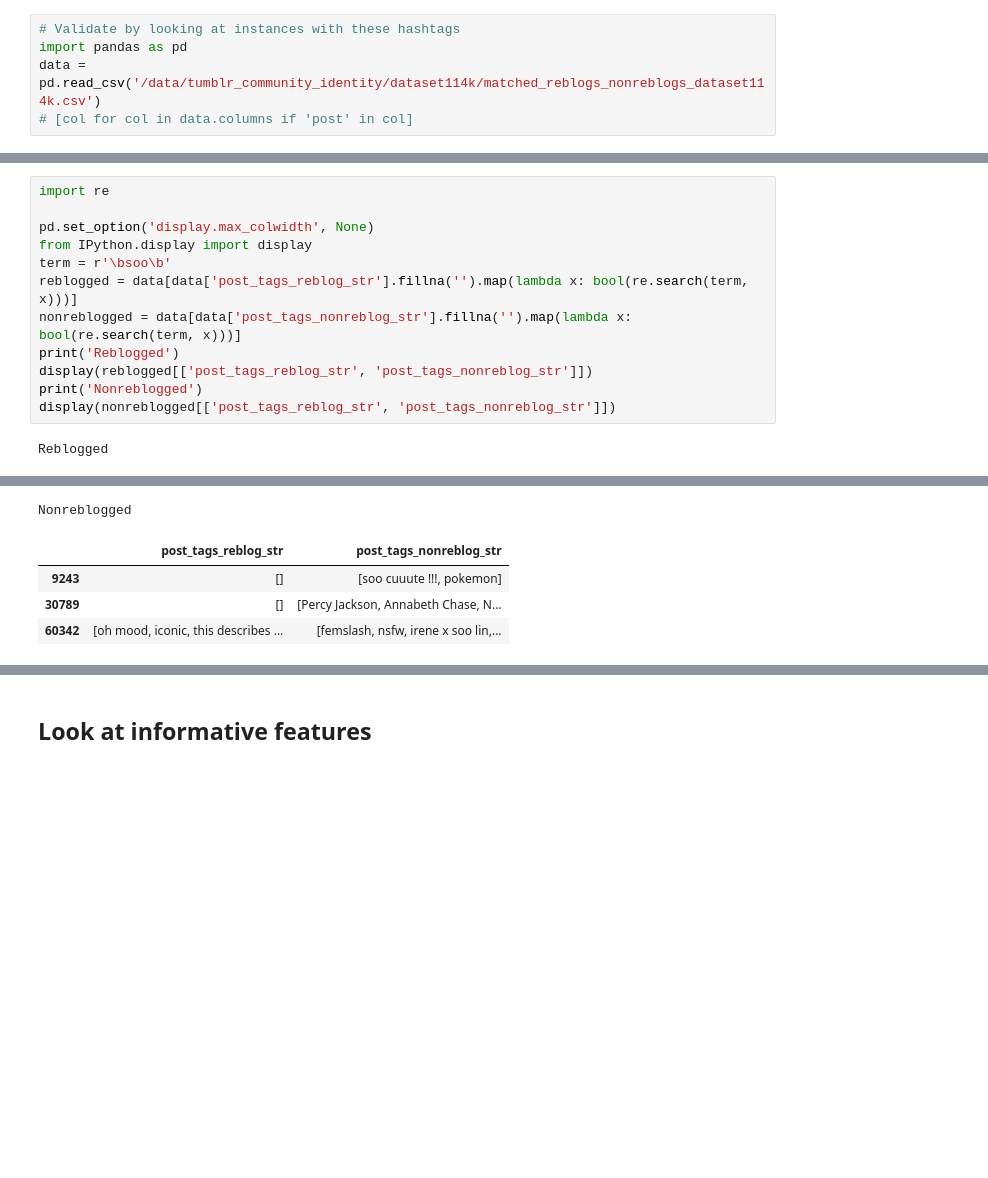
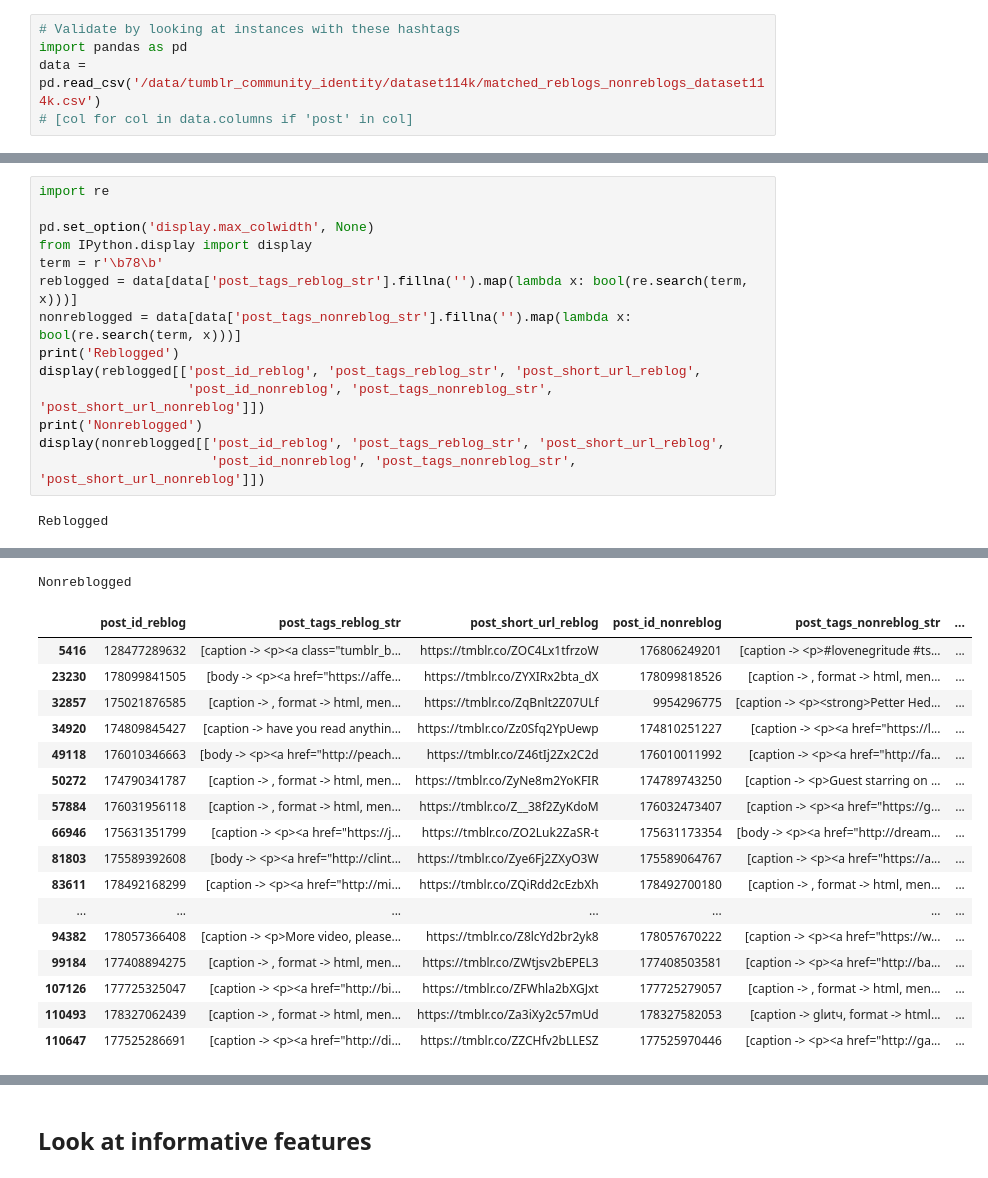
Before and after one commit to michaelmilleryoder/tumblr_community_identity, a Jupyter notebook: jupyter/check_models.ipynb, the cells around one changed output, grey strips where cells are left out. Cells and saved outputs as stored; diff of their text form; blank space fills up the shorter version.

```diff
--- a/jupyter/check_models.ipynb
+++ b/jupyter/check_models.ipynb
@@ -97,12 +133,14 @@ import re
 
 pd.set_option('display.max_colwidth', None)
 from IPython.display import display
-term = r'\bsoo\b'
+term = r'\b78\b'
 reblogged = data[data['post_tags_reblog_str'].fillna('').map(lambda x: bool(re.search(term, x)))]
 nonreblogged = data[data['post_tags_nonreblog_str'].fillna('').map(lambda x: bool(re.search(term, x)))]
 print('Reblogged')
-display(reblogged[['post_tags_reblog_str', 'post_tags_nonreblog_str']])
+display(reblogged[['post_id_reblog', 'post_tags_reblog_str', 'post_short_url_reblog',
+                   'post_id_nonreblog', 'post_tags_nonreblog_str', 'post_short_url_nonreblog']])
 print('Nonreblogged')
-display(nonreblogged[['post_tags_reblog_str', 'post_tags_nonreblog_str']])
+display(nonreblogged[['post_id_reblog', 'post_tags_reblog_str', 'post_short_url_reblog',
+                      'post_id_nonreblog', 'post_tags_nonreblog_str', 'post_short_url_nonreblog']])
 # %% [output]
 Reblogged
@@ -114,8 +164,21 @@ Reblogged
 Nonreblogged
-|  | post_tags_reblog_str | post_tags_nonreblog_str |
-| 9243 | [] | [soo cuuute !!!, pokemon] |
-| 30789 | [] | [Percy Jackson, Annabeth Chase, N... |
-| 60342 | [oh mood, iconic, this describes ... | [femslash, nsfw, irene x soo lin,... |
+|  | post_id_reblog | post_tags_reblog_str | post_short_url_reblog | post_id_nonreblog | post_tags_nonreblog_str | ... |
+| 5416 | 128477289632 | [caption -> <p><a class="tumblr_b... | https://tmblr.co/ZOC4Lx1tfrzoW | 176806249201 | [caption -> <p>#lovenegritude #ts... | ... |
+| 23230 | 178099841505 | [body -> <p><a href="https://affe... | https://tmblr.co/ZYXIRx2bta_dX | 178099818526 | [caption -> , format -> html, men... | ... |
+| 32857 | 175021876585 | [caption -> , format -> html, men... | https://tmblr.co/ZqBnlt2Z07ULf | 9954296775 | [caption -> <p><strong>Petter Hed... | ... |
+| 34920 | 174809845427 | [caption -> have you read anythin... | https://tmblr.co/Zz0Sfq2YpUewp | 174810251227 | [caption -> <p><a href="https://l... | ... |
+| 49118 | 176010346663 | [body -> <p><a href="http://peach... | https://tmblr.co/Z46tIj2Zx2C2d | 176010011992 | [caption -> <p><a href="http://fa... | ... |
+| 50272 | 174790341787 | [caption -> , format -> html, men... | https://tmblr.co/ZyNe8m2YoKFIR | 174789743250 | [caption -> <p>Guest starring on ... | ... |
+| 57884 | 176031956118 | [caption -> , format -> html, men... | https://tmblr.co/Z__38f2ZyKdoM | 176032473407 | [caption -> <p><a href="https://g... | ... |
+| 66946 | 175631351799 | [caption -> <p><a href="https://j... | https://tmblr.co/ZO2Luk2ZaSR-t | 175631173354 | [body -> <p><a href="http://dream... | ... |
+| 81803 | 175589392608 | [body -> <p><a href="http://clint... | https://tmblr.co/Zye6Fj2ZXyO3W | 175589064767 | [caption -> <p><a href="https://a... | ... |
+| 83611 | 178492168299 | [caption -> <p><a href="http://mi... | https://tmblr.co/ZQiRdd2cEzbXh | 178492700180 | [caption -> , format -> html, men... | ... |
+| ... | ... | ... | ... | ... | ... | ... |
+| 94382 | 178057366408 | [caption -> <p>More video, please... | https://tmblr.co/Z8lcYd2br2yk8 | 178057670222 | [caption -> <p><a href="https://w... | ... |
+| 99184 | 177408894275 | [caption -> , format -> html, men... | https://tmblr.co/ZWtjsv2bEPEL3 | 177408503581 | [caption -> <p><a href="http://ba... | ... |
+| 107126 | 177725325047 | [caption -> <p><a href="http://bi... | https://tmblr.co/ZFWhla2bXGJxt | 177725279057 | [caption -> , format -> html, men... | ... |
+| 110493 | 178327062439 | [caption -> , format -> html, men... | https://tmblr.co/Za3iXy2c57mUd | 178327582053 | [caption -> glиtч, format -> html... | ... |
+| 110647 | 177525286691 | [caption -> <p><a href="http://di... | https://tmblr.co/ZZCHfv2bLLESZ | 177525970446 | [caption -> <p><a href="http://ga... | ... |
 # %%
 selected_feats = []
 for bool_el, feat in zip(mask, vec.get_feature_names()):
```
Also changed, not shown: parts of 14 cells of this notebook, 4 other files.
